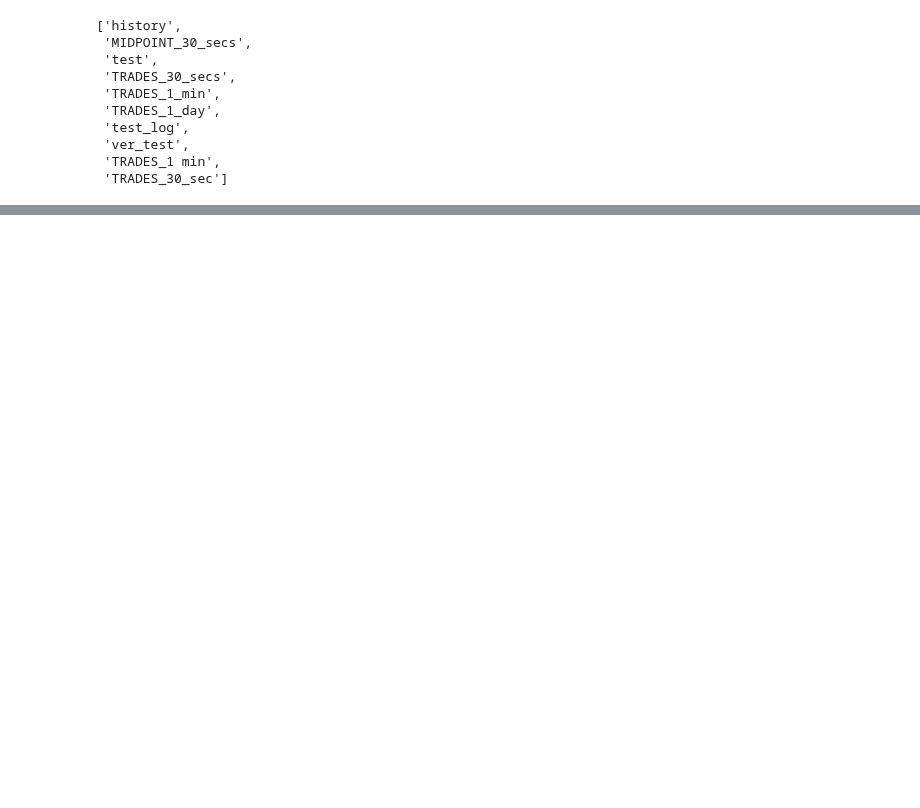
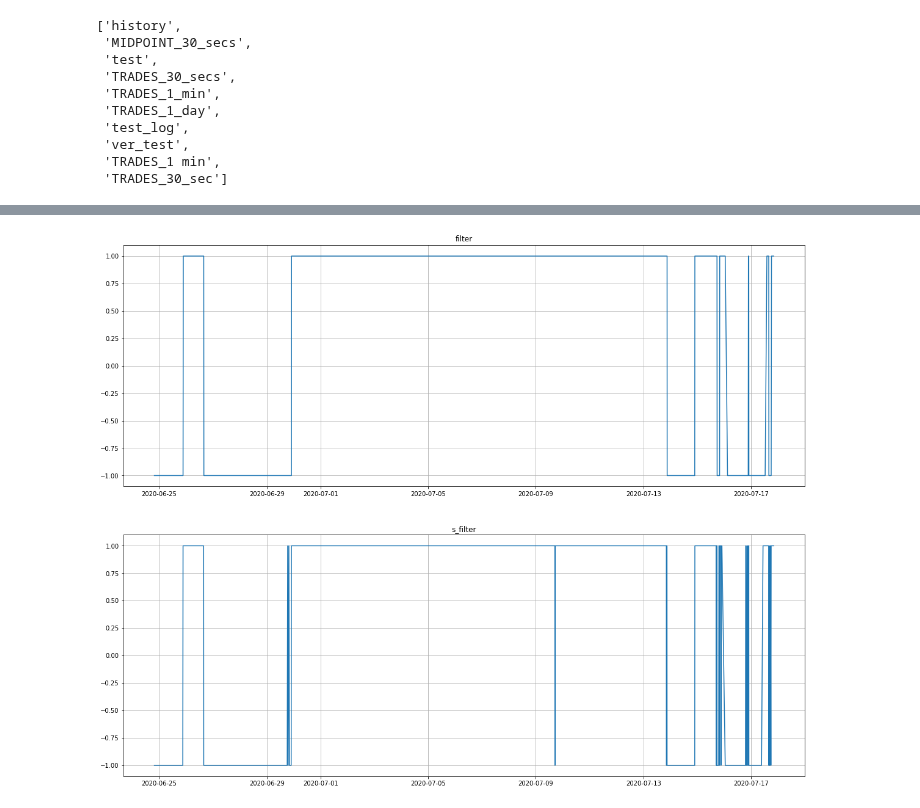
Before and after one commit to t1user/haymaker, a Jupyter notebook: notebooks/42_basic_strategy_enhancements.ipynb, the cells around one changed output, grey strips where cells are left out. Cells and saved outputs as stored; diff of their text form; code cells hidden in the pictures; blank space fills up the shorter version.

```diff
--- a/notebooks/42_basic_strategy_enhancements.ipynb
+++ b/notebooks/42_basic_strategy_enhancements.ipynb
@@ -219,3 +154,7 @@ plot(df[['close', 's']]);
+# %%
+plot(df[['filter', 's_filter']])
+# %% [output]
+[figure, added]
 # %%
 df.loc['20200713':].head(50)
 # %% [output]
```
Also changed, not shown: parts of 22 cells of this notebook, 23 other files.
